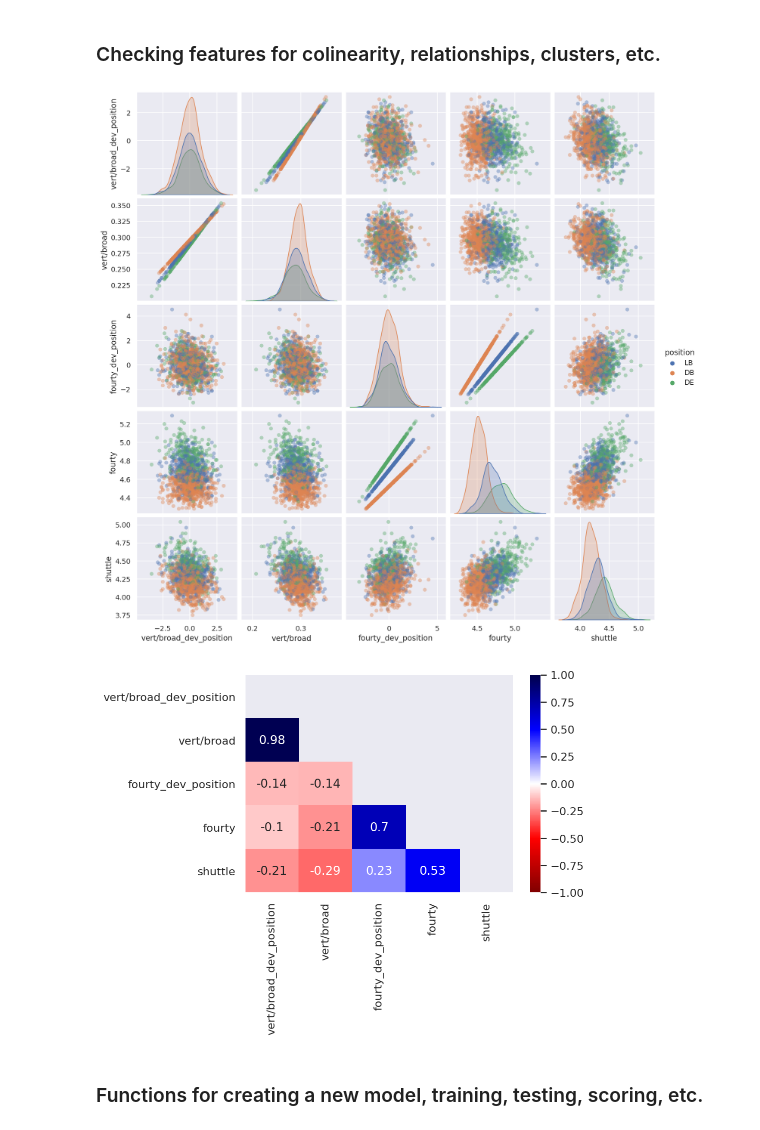
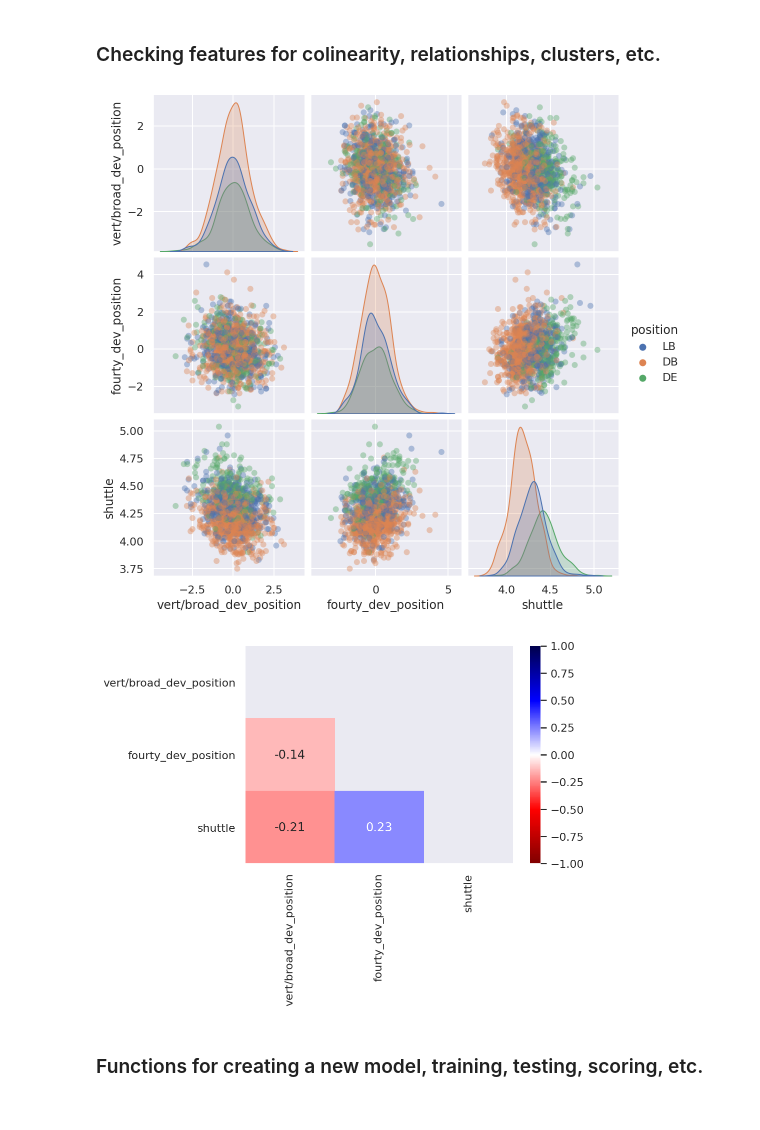
Before and after one commit to mattrimol/Understanding_Agility, a Jupyter notebook: code/regression_model.ipynb, the cells around one changed output. Drawn from its saved outputs; the diff is of its cells as text; code cells hidden in the pictures.

```diff
--- a/code/regression_model.ipynb
+++ b/code/regression_model.ipynb
@@ -63,7 +63,7 @@ position_groupings = {
 }
 # %%
 def fix_positions(row):
-
+    '''Using position groupings to create desired position groups.'''
     position = row['position']
 
     for k in position_groupings.keys():
@@ -155,6 +154,9 @@ add_deviation_feature(all_data, 'three_cone', 'position')
 # %%
 def create_pos_df(pos_to_keep):
-    '''pass in a list'''
+    '''
+    Pass in a list of positions to keep.
+    Returns a data frame including only those positions.
+    '''
 
     all_pos = set(all_data['position'].unique())
     keep_pos = set(pos_to_keep)
@@ -185,7 +187,10 @@ Name: position, dtype: int64
 ### Checking features for colinearity, relationships, clusters, etc.
 # %%
 def feature_plot_check(df, features_to_check, target_column):
-    #To check features for colinearity, relationships, etc.
+    '''
+    Pass in data frame, list of columns, and target column as string.
+    Returns: Pairplot of features and target (target will be last column) and correl matrix.
+    '''
     graph_df = pd.concat([df[features_to_check], df.loc[:, [target_column]]], axis=1)
 
     if 'position' in features_to_check:
@@ -199,11 +204,11 @@ def feature_plot_check(df, features_to_check, target_column):
     sns.heatmap(graph_df.corr(), cmap="seismic_r", annot=True, vmin=-1, vmax=1, mask=upper);
 # %%
 feature_plot_check(nonline_def_df, ['position',
-                                    'vert/broad_dev_position', 'vert/broad',
-                                    'fourty_dev_position', 'fourty'], 'shuttle')
+                                    'vert/broad_dev_position',
+                                    'fourty_dev_position'], 'shuttle')
 # %% [output]
-[figure, old version]
+[figure, new version]
-[figure, old version]
+[figure, new version]
 # %% [markdown]
 ### Functions for creating a new model, training, testing, scoring, etc.
 # %%
```
Also changed, not shown: parts of 14 cells of this notebook.
